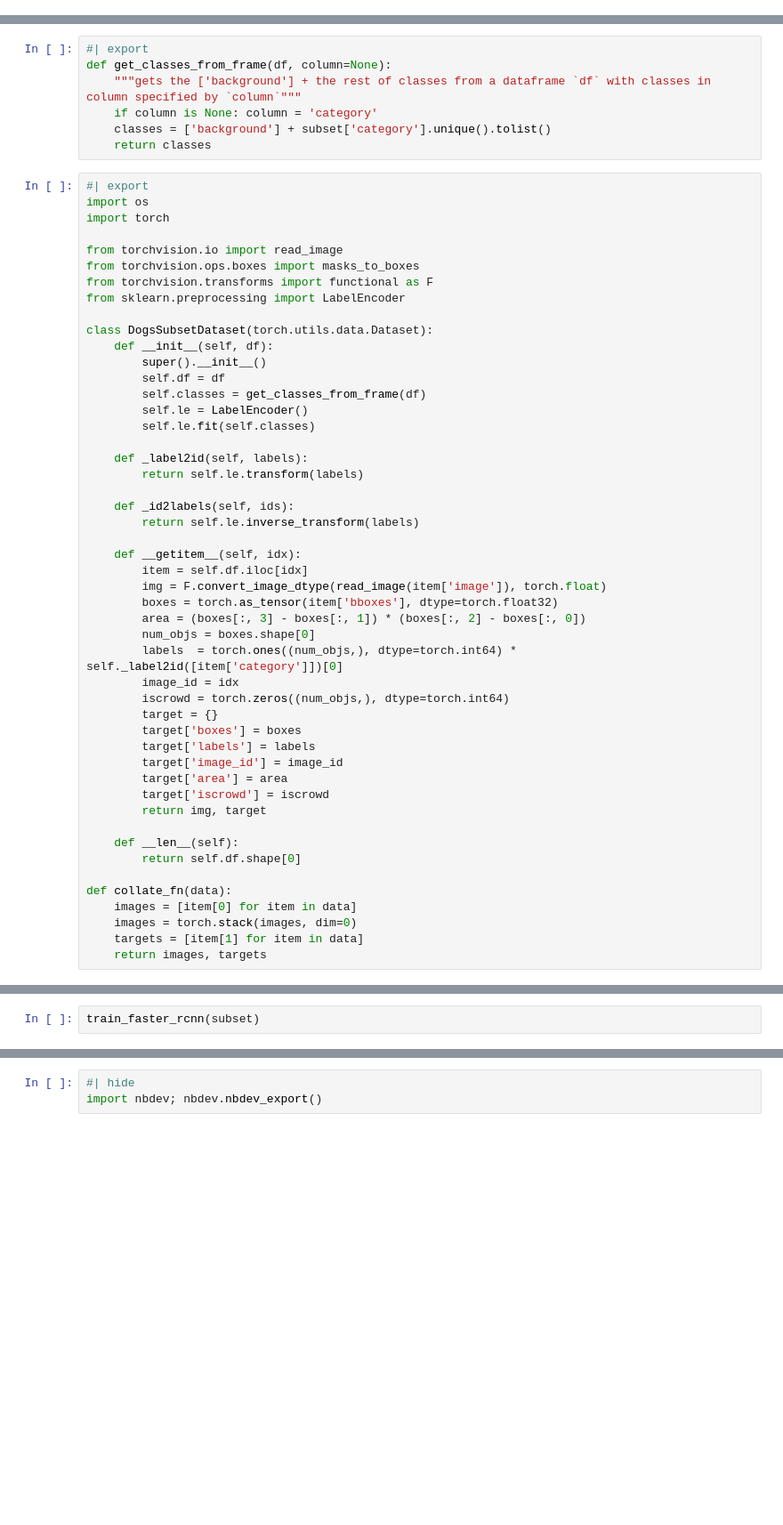
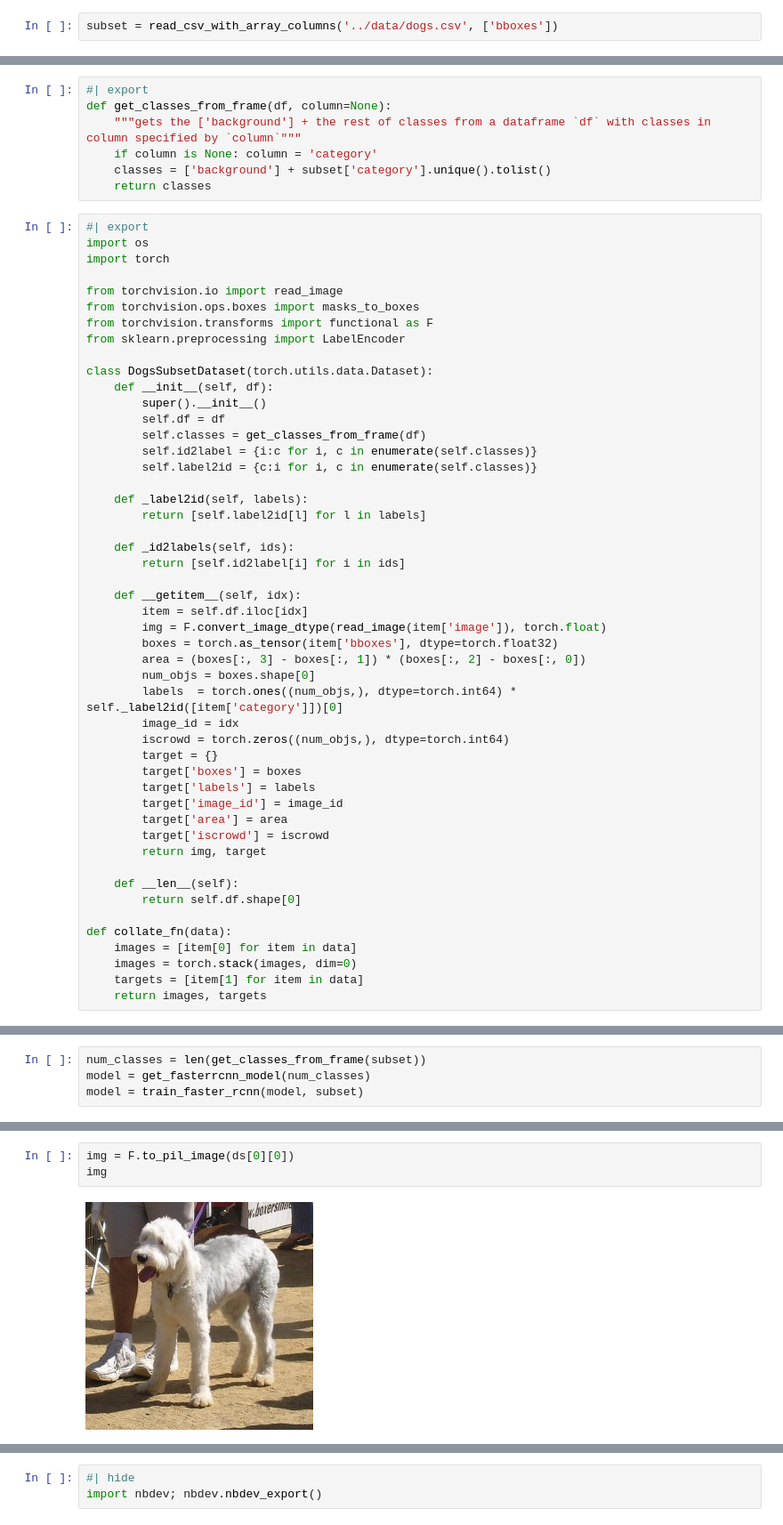
Before and after one commit to dhrits/dog_breed_id, a Jupyter notebook: nbs/03_research.ipynb, the cells around one changed output, grey strips where cells are left out. Shown: that part at 89% size. Saved outputs shown, nothing was run; the diff lists cells and outputs as text; blank space fills up the shorter version.

```diff
--- a/nbs/03_research.ipynb
+++ b/nbs/03_research.ipynb
@@ -62,6 +48,8 @@ if not Path('../datasubset').exists():
     subset.to_csv('../datasubset/dogs.csv')
 else:
     subset = read_csv_with_array_columns('../datasubset/dogs.csv', ['bboxes'])
+# %%
+subset = read_csv_with_array_columns('../data/dogs.csv', ['bboxes'])
 # %% [markdown]
 ## Mask RCNN
 Mask RCNN is from the RCNN family of object detectors. Add more here
@@ -94,14 +82,14 @@ class DogsSubsetDataset(torch.utils.data.Dataset):
         super().__init__()
         self.df = df
         self.classes = get_classes_from_frame(df)
-        self.le = LabelEncoder()
-        self.le.fit(self.classes)
+        self.id2label = {i:c for i, c in enumerate(self.classes)}
+        self.label2id = {c:i for i, c in enumerate(self.classes)}
 
     def _label2id(self, labels):
-        return self.le.transform(labels)
+        return [self.label2id[l] for l in labels]
 
     def _id2labels(self, ids):
-        return self.le.inverse_transform(labels)
+        return [self.id2label[i] for i in ids]
 
     def __getitem__(self, idx):
         item = self.df.iloc[idx]
@@ -195,5 +190,7 @@ def train_faster_rcnn(df):
     torch.save(model.state_dict(), 'model-fasterrcnn.pt')
     return model
 # %%
-train_faster_rcnn(subset)
+num_classes = len(get_classes_from_frame(subset))
+model = get_fasterrcnn_model(num_classes)
+model = train_faster_rcnn(model, subset)
 # %% [output]
@@ -263,0 +244,5 @@ tensor([[[0.1373, 0.1255, 0.1255,  ..., 0.1922, 0.1804, 0.4549],
+# %%
+img = F.to_pil_image(ds[0][0])
+img
+# %% [output]
+[figure, added]
```
Also changed, not shown: parts of 14 cells of this notebook, 2 other files.
